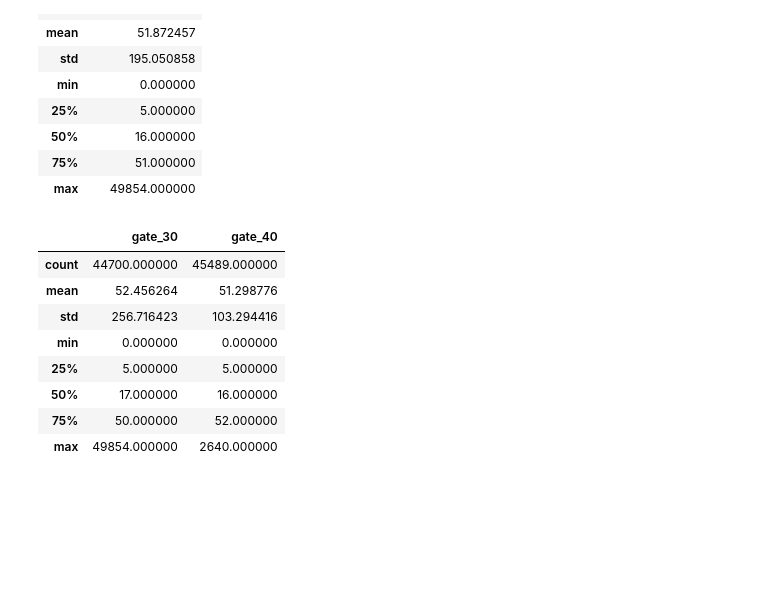
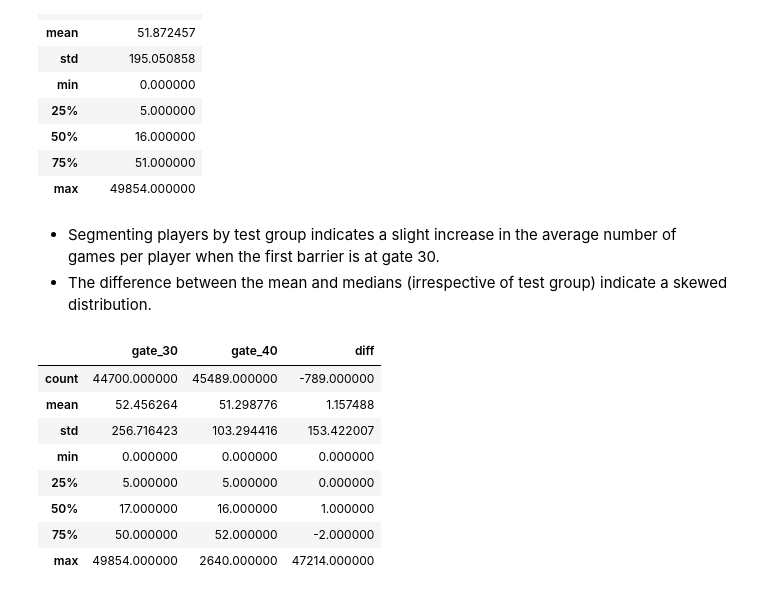
Before and after one commit to earth1987/ab-testing-cookie-cats, a Jupyter notebook: notebooks/ab_test.ipynb, the cells around one changed output. Saved outputs shown, nothing was run; the diff lists cells and outputs as text; code cells hidden in the pictures; blank space fills up the shorter version.

```diff
--- a/notebooks/ab_test.ipynb
+++ b/notebooks/ab_test.ipynb
@@ -128,19 +140,22 @@ display(ab_results[['sum_gamerounds']].describe())
 | 50% | 16.000000 |
 | 75% | 51.000000 |
 | max | 49854.000000 |
+# %% [markdown]
+* Segmenting players by test group indicates a slight increase in the average number of games per player when the first barrier is at gate 30.
+* The difference between the mean and medians (irrespective of test group) indicate a skewed distribution.
 # %%
-display(pd.concat([ab_results.loc[ab_results.version == v, 'sum_gamerounds'].describe() for v in ab_results['version'].unique()],
-                  axis=1,
-                  keys=[v for v in ab_results['version'].unique()]
-                 )
-       )
+gamerounds_ab = pd.concat([ab_results.loc[ab_results.version == v, 'sum_gamerounds'].describe() for v in ab_results['version'].unique()],
+                          axis=1,
+                          keys=[v for v in ab_results['version'].unique()])
+gamerounds_ab['diff'] = gamerounds_ab['gate_30'] - gamerounds_ab['gate_40']
+gamerounds_ab
 # %% [output]
-|  | gate_30 | gate_40 |
-| count | 44700.000000 | 45489.000000 |
-| mean | 52.456264 | 51.298776 |
-| std | 256.716423 | 103.294416 |
-| min | 0.000000 | 0.000000 |
-| 25% | 5.000000 | 5.000000 |
-| 50% | 17.000000 | 16.000000 |
-| 75% | 50.000000 | 52.000000 |
-| max | 49854.000000 | 2640.000000 |
+|  | gate_30 | gate_40 | diff |
+| count | 44700.000000 | 45489.000000 | -789.000000 |
+| mean | 52.456264 | 51.298776 | 1.157488 |
+| std | 256.716423 | 103.294416 | 153.422007 |
+| min | 0.000000 | 0.000000 | 0.000000 |
+| 25% | 5.000000 | 5.000000 | 0.000000 |
+| 50% | 17.000000 | 16.000000 | 1.000000 |
+| 75% | 50.000000 | 52.000000 | -2.000000 |
+| max | 49854.000000 | 2640.000000 | 47214.000000 |
```
Also changed, not shown: parts of 61 cells of this notebook.
